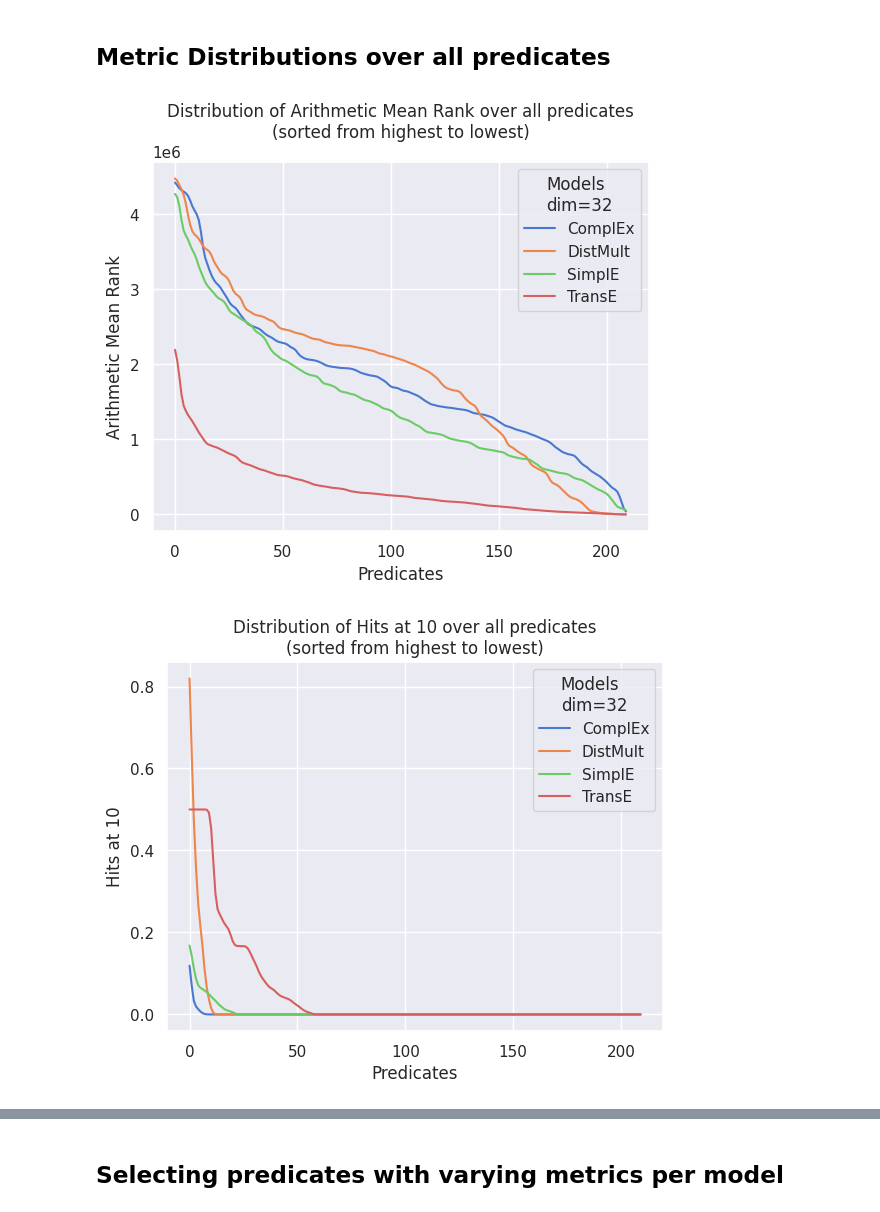
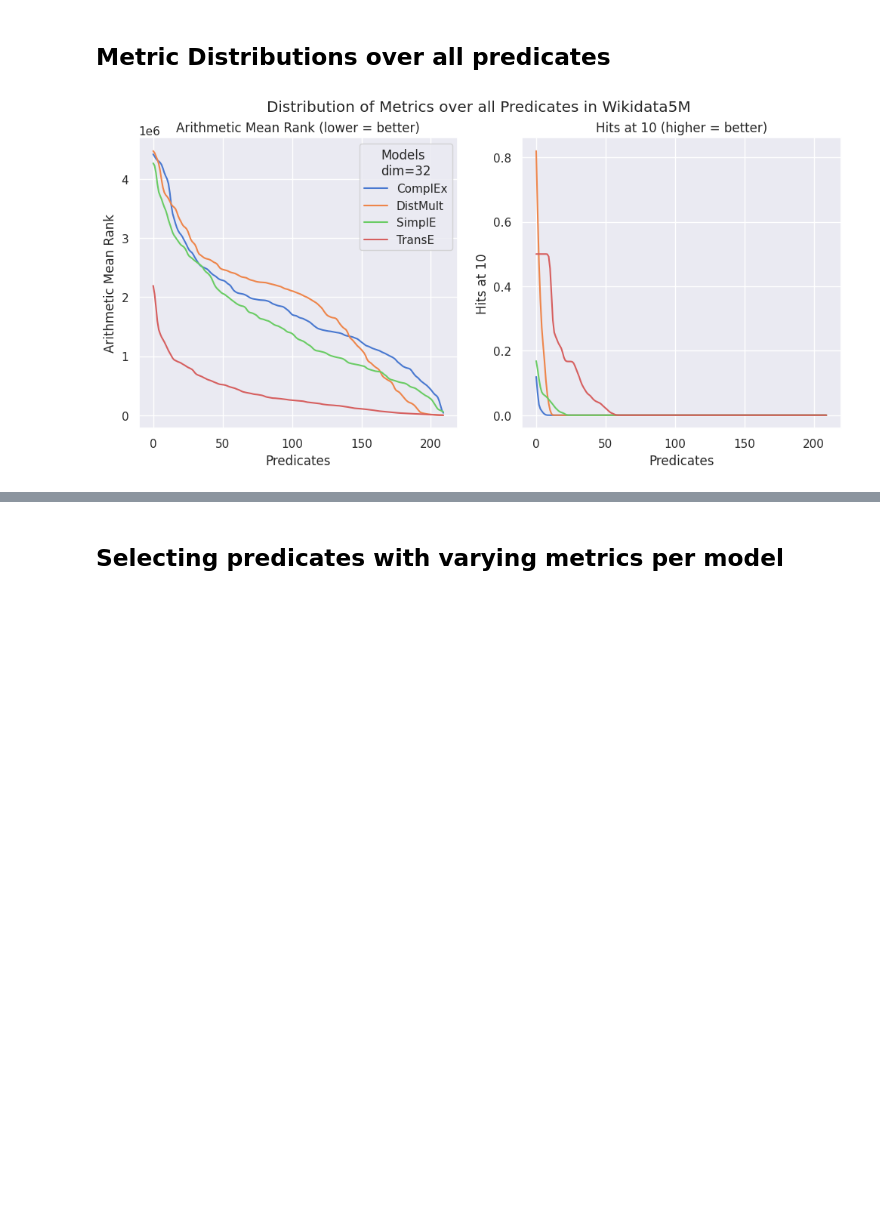
Before and after one commit to mortenterhart/KGE_Query_Completion, a Jupyter notebook: compare_example_predicates.ipynb, the cells around one changed output, grey strips where cells are left out. Drawn from its saved outputs; the diff is of its cells as text; code cells hidden in the pictures; blank space fills up the shorter version.

```diff
--- a/compare_example_predicates.ipynb
+++ b/compare_example_predicates.ipynb
@@ -168,51 +221,64 @@ def compute_gaussian_filter(metrics_df, sigma=1):
 def plot_predicate_metric_distributions(predicate_metrics, metric_name, embedding_dim=32, smoothen=True):
     sns.set_theme(style=SEABORN_THEME)
 
-    metrics_df = predicate_metrics[predicate_metrics['Metric'] == metric_name]
+    mean_ranks_df = predicate_metrics[predicate_metrics['Metric'] == 'arithmetic_mean_rank']
+    hits_at_k_df = predicate_metrics[predicate_metrics['Metric'] == 'hits_at_10']
 
     metric_label = get_metric_label(metric_name)
-    models_list = metrics_df['model'].sort_values().unique()
+    models_list = mean_ranks_df['model'].sort_values().unique()
     model_labels = ['ComplEx', 'DistMult', 'SimplE', 'TransE']
+    model_colors = sns.color_palette(palette='muted')[:4]
 
     if 'complex' not in models_list:
         model_labels = ['DistMult', 'SimplE', 'TransE']
+        model_colors = model_colors[1:]
 
     smoothen_window_size = 10
     smoothen_polyorder = 2
 
-    indexed_metrics = []
-    for model in models_list:
-        model_metrics = metrics_df[metrics_df['model'] == model]
-        model_metrics = model_metrics.sort_values(by='Value', ascending=False, ignore_index=True).reset_index()
+    aggregated_metrics_df = []
+    for metrics_df in [mean_ranks_df, hits_at_k_df]:
+        indexed_metrics = []
+        for model in models_list:
+            model_metrics = metrics_df[metrics_df['model'] == model]
+            model_metrics = model_metrics.sort_values(by='Value', ascending=False, ignore_index=True).reset_index()
 
-        if smoothen:
-            model_metrics = compute_gaussian_filter(model_metrics, sigma=1)
+            if smoothen:
+                model_metrics = compute_gaussian_filter(model_metrics, sigma=1)
 
-        indexed_metrics.append(model_metrics)
+            indexed_metrics.append(model_metrics)
 
-    indexed_metrics_df = pd.concat(indexed_metrics)
+        aggregated_metrics_df.append(pd.concat(indexed_metrics))
 
     value_column = 'Value'
     if smoothen:
         value_column = 'value_smooth'
 
-    ax = sns.lineplot(x='index', y=value_column, hue='model', data=indexed_metrics_df, estimator='mean',
-                     palette='muted')
+    fig, axs = plt.subplots(1, 2, figsize=(12, 5), sharey=False)
+    fig.suptitle('Distribution of Metrics over all Predicates in Wikidata5M')
+
+    sns.lineplot(x='index', y=value_column, hue='model', data=aggregated_metrics_df[0], ax=axs[0], estimator='mean',
+                 palette=model_colors)
+    axs[0].set(title='Arithmetic Mean Rank (lower = better)', xlabel='Predicates', ylabel='Arithmetic Mean Rank')
+
+    sns.lineplot(x='index', y=value_column, hue='model', data=aggregated_metrics_df[1], ax=axs[1], estimator='mean',
+                 palette=model_colors, legend=False)
+    axs[1].set(title='Hits at 10 (higher = better)', xlabel='Predicates', ylabel='Hits at 10')
 
     # Change legend labels and title to capitalized names
-    set_plot_legend_texts(ax, f'Models\ndim={embedding_dim}', model_labels)
+    set_plot_legend_texts(axs[0], f'Models\ndim={embedding_dim}', model_labels)
 
-    plt.title(f'Distribution of {metric_label} over all predicates\n(sorted from highest to lowest)')
-    plt.xlabel('Predicates')
-    plt.ylabel(metric_label)
+    #plt.title(f'Distribution of {metric_label} over all predicates\n(sorted from highest to lowest)')
+    #plt.xlabel('Predicates')
+    #plt.ylabel(metric_label)
 
+    plt.savefig(f'../kge-thesis/images/experiments/dim{embedding_dim}_metric_distributions.pdf', bbox_inches='tight')
     plt.show()
 
 
 plot_predicate_metric_distributions(dim32_predicate_metrics, 'arithmetic_mean_rank', embedding_dim=32)
-plot_predicate_metric_distributions(dim32_predicate_metrics, 'hits_at_10', embedding_dim=32)
+# plot_predicate_metric_distributions(dim32_predicate_metrics, 'hits_at_10', embedding_dim=32)
 # %% [output]
-[figure, old version]
+[figure, new version]
-[figure, removed]
 # %%
 plot_predicate_metric_distributions(dim512_predicate_metrics, 'arithmetic_mean_rank', embedding_dim=512)
```
Also changed, not shown: parts of 21 cells of this notebook, 24 other files.
